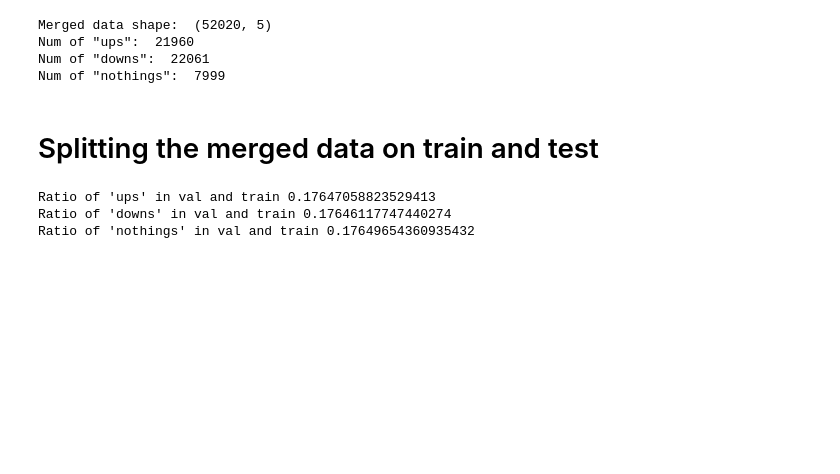
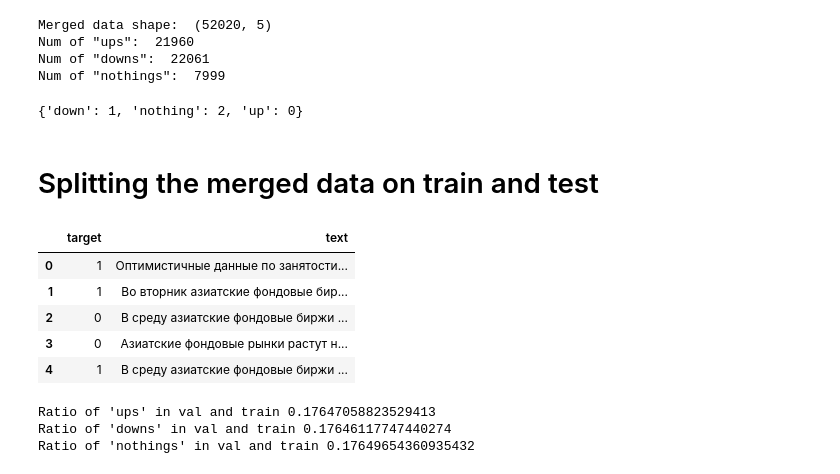
Before and after one commit to Quotermain/sber_stock_analysis, a Jupyter notebook: analysis.ipynb, the cells around one changed output. Drawn from its saved outputs; the diff is of its cells as text; code cells hidden in the pictures; blank space fills up the shorter version.

```diff
--- a/analysis.ipynb
+++ b/analysis.ipynb
@@ -253,3 +237,10 @@ Merged data shape:  (52020, 5)
 Num of "ups":  21960
 Num of "downs":  22061
 Num of "nothings":  7999
+# %%
+"""Encodes labels to nums to put those in a model"""
+
+label_dict = {'up': 0, 'down': 1, 'nothing': 2}
+label_dict
+# %% [output]
+{'down': 1, 'nothing': 2, 'up': 0}
@@ -259,6 +253,25 @@ merged.to_csv(
 )
 # %% [markdown]
 # Splitting the merged data on train and test
+# %%
+"""
+Сбрасываю временные индексы на обычную нумерацию, т.к. теперь это просто задача
+классификации. Также сбрасываю ненужные колонки.
+"""
+
+merged = pd.read_csv(
+    'drive/MyDrive/data/merged.csv',
+    usecols=[3, 5]
+)
+
+merged.head(5)
+# %% [output]
+|  | target | text |
+| 0 | 1 | Оптимистичные данные по занятости... |
+| 1 | 1 | Во вторник азиатские фондовые бир... |
+| 2 | 0 | В среду азиатские фондовые биржи ... |
+| 3 | 0 | Азиатские фондовые рынки растут н... |
+| 4 | 1 | В среду азиатские фондовые биржи ... |
 # %%
 X_train, X_val, y_train, y_val = train_test_split(
     merged.index.values,
```
Also changed, not shown: parts of 29 cells of this notebook.
